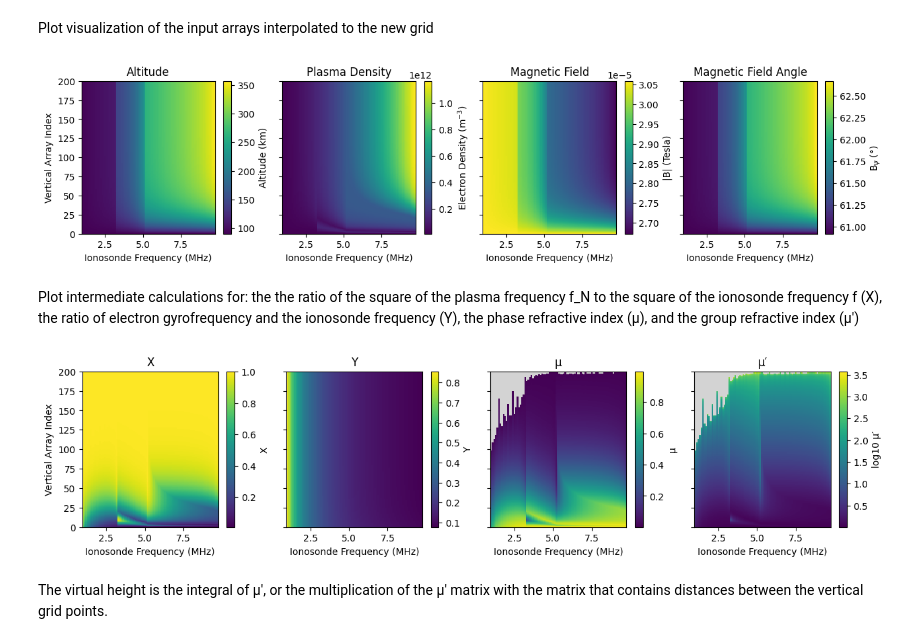
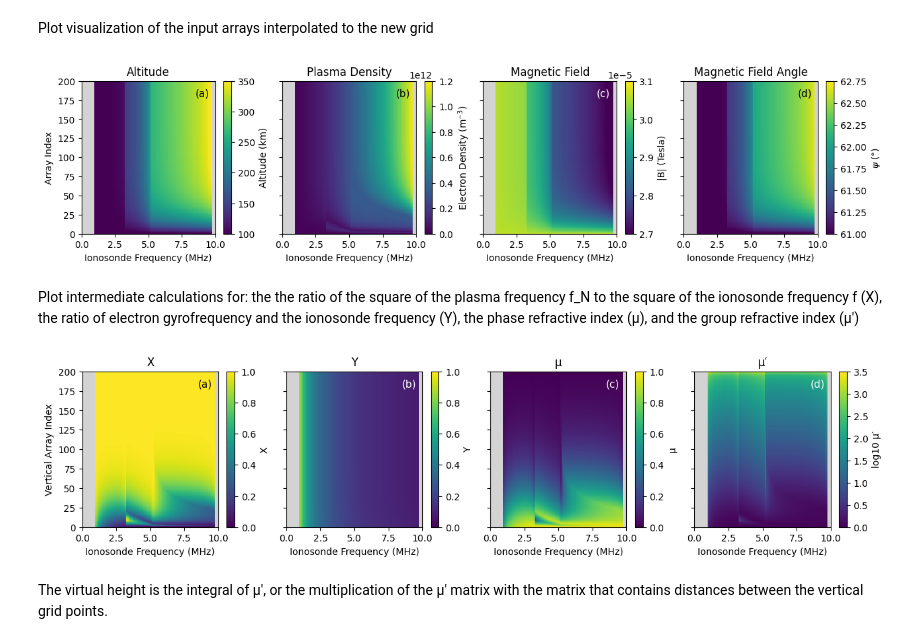
Before and after one commit to victoriyaforsythe/PyRayHF, a Jupyter notebook: docs/tutorials/Example_Vertical_Forward_Operator.ipynb, the cells around one changed output. Drawn from its saved outputs; the diff is of its cells as text; code cells hidden in the pictures.

```diff
--- a/docs/tutorials/Example_Vertical_Forward_Operator.ipynb
+++ b/docs/tutorials/Example_Vertical_Forward_Operator.ipynb
@@ -107,7 +111,8 @@ regridded = PyRayHF.library.regrid_to_nonuniform_grid(freq_lim,
                                                       input_arrays['bmag'],
                                                       input_arrays['bpsi'],
                                                       input_arrays['alt'],
-                                                      n_points)
+                                                      mode=mode,
+                                                      n_points=n_points)
 
 # Plot visualization of the new stretched grid
 # The electron density profile (EDP) is converted from plasma density to plasma
@@ -115,20 +120,26 @@ regridded = PyRayHF.library.regrid_to_nonuniform_grid(freq_lim,
 fig, ax = plt.subplots(1, 2)
 fig.set_size_inches(9, 3)
 ax_plot = ax[0]
+ax_plot.axhline(y=1, linestyle='--', color='white', linewidth=0.7)
+ax_plot.set_xlim([0, 200])
+ax_plot.set_ylim([0, 1.05])
+ax_plot.text(0.03, 0.95, '(a)', transform=ax_plot.transAxes, fontsize=11, ha='left', va='top', c='black')
 ax_plot.set_facecolor("lightgray")
 ax_plot.set_ylabel('Multiplier')
 ax_plot.set_xlabel('Grid Index')
-ax_plot.scatter(np.arange(0, n_points), PyRayHF.library.smooth_nonuniform_grid(0, 1, n_points, 10), c='black', linewidth=0, s=3)
+ax_plot.scatter(np.arange(0, n_points), PyRayHF.library.smooth_nonuniform_grid(0, 1, n_points, 10), c='black', linewidth=0, s=3, zorder=2)
 
 ax_plot = ax[1]
+ax_plot.text(0.03, 0.95, '(b)', transform=ax_plot.transAxes, fontsize=11, ha='left', va='top', c='black')
 ax_plot.set_ylim([0, 600])
+ax_plot.set_xlim([0, 10])
 ax_plot.set_facecolor("lightgray")
-ax_plot.set_ylabel('Height (km)')
+ax_plot.set_ylabel('Altitude (km)')
 ax_plot.set_xlabel('Plasma / Ionosonde Frequency (MHz)')
 ax_plot.plot(PyRayHF.library.den2freq(input_arrays['den']) / 1e6, input_arrays['alt'],
         c='yellow', label='EDP', zorder=1)
-ax_plot.scatter(regridded['freq'] / 1e6, regridded['alt'], c='black', linewidth=0, s=0.5, label='Stretched grid')
+ax_plot.scatter(regridded['freq'] / 1e6, regridded['alt'], c='black', linewidth=0, s=0.5, label='Grid')
 plt.legend()
-plt.savefig('/Users/victoriyamakarevich/Documents/GitHub/PyRayHF/docs/figures/Stretched_Grid.png', dpi=300, bbox_inches='tight', facecolor='white')
+plt.savefig(local_dir + 'Stretched_Grid.png', dpi=300, bbox_inches='tight', facecolor='white')
 plt.show()
 # %% [output]
@@ -143,42 +154,52 @@ ax_plot = ax[0]
 ax_plot.set_ylim([0, 200])
 ax_plot.set_title('Altitude')
 ax_plot.set_facecolor("lightgray")
-ax_plot.set_ylabel('Vertical Array Index')
+ax_plot.set_ylabel('Array Index')
 ax_plot.set_xlabel('Ionosonde Frequency (MHz)')
 mesh = ax_plot.pcolormesh(regridded['freq'] / 1e6, regridded['ind'], regridded['alt'])
 cbar = fig.colorbar(mesh, ax=ax_plot)
+ax_plot.text(0.853, 0.95, '(a)', transform=ax_plot.transAxes, fontsize=11, ha='left', va='top', c='black')
+mesh.set_clim(100, 350)
 cbar.set_label('Altitude (km)')
 
 ax_plot = ax[1]
 ax_plot.set_ylim([0, 200])
 ax_plot.set_title('Plasma Density')
 ax_plot.set_facecolor("lightgray")
 ax_plot.set_xlabel('Ionosonde Frequency (MHz)')
 mesh = ax_plot.pcolormesh(regridded['freq'] / 1e6, regridded['ind'], regridded['den'])
 cbar = fig.colorbar(mesh, ax=ax_plot)
+mesh.set_clim(0, 1.2e12)
+ax_plot.text(0.85, 0.95, '(b)', transform=ax_plot.transAxes, fontsize=11, ha='left', va='top', c='black')
 cbar.set_label('Electron Density (m$^{-3}$)')
 
 ax_plot = ax[2]
 ax_plot.set_ylim([0, 200])
 ax_plot.set_title('Magnetic Field')
 ax_plot.set_facecolor("lightgray")
 ax_plot.set_xlabel('Ionosonde Frequency (MHz)')
 mesh = ax_plot.pcolormesh(regridded['freq'] / 1e6, regridded['ind'], regridded['bmag'])
 cbar = fig.colorbar(mesh, ax=ax_plot)
+mesh.set_clim(2.7e-5, 3.1e-5)
+ax_plot.text(0.85, 0.95, '(c)', transform=ax_plot.transAxes, fontsize=11, ha='left', va='top', c='white')
 cbar.set_label('|B| (Tesla)')
 
 ax_plot = ax[3]
 ax_plot.set_ylim([0, 200])
+ax_plot.set_xlim([0., 10])
 ax_plot.set_title('Magnetic Field Angle')
 ax_plot.set_facecolor("lightgray")
 ax_plot.set_xlabel('Ionosonde Frequency (MHz)')
 mesh = ax_plot.pcolormesh(regridded['freq'] / 1e6, regridded['ind'], regridded['bpsi'])
+mesh.set_clim(61, 62.75)
 cbar = fig.colorbar(mesh, ax=ax_plot)
-cbar.set_label('B$_ψ$ (°)')
-plt.savefig('/Users/victoriyamakarevich/Documents/GitHub/PyRayHF/docs/figures/Regridded_Input_Matrix.png', dpi=300, bbox_inches='tight', facecolor='white')
+ax_plot.text(0.85, 0.95, '(d)', transform=ax_plot.transAxes, fontsize=11, ha='left', va='top', c='black')
+cbar.set_label('$ψ$ (°)')
+
+plt.savefig(local_dir + 'Regridded_Input_Matrix.png', dpi=300, bbox_inches='tight', facecolor='white')
 plt.show()
 # %% [output]
-[figure, old version]
+[figure, new version]
 # %% [markdown]
 Plot intermediate calculations for: the the ratio of the square of the plasma frequency f_N to the square of the ionosonde frequency f (X), the ratio of electron gyrofrequency and the ionosonde frequency (Y), the phase refractive index (μ), and the group refractive index (μ′)
 # %%
@@ -197,45 +218,60 @@ fig, ax = plt.subplots(1, 4, sharey=True, sharex=True)
 fig.set_size_inches(15, 3)
 ax_plot = ax[0]
 ax_plot.set_ylim([0, 200])
+ax_plot.set_xlim([0., 10])
 ax_plot.set_title('X')
 ax_plot.set_facecolor("lightgray")
 ax_plot.set_ylabel('Vertical Array Index')
 ax_plot.set_xlabel('Ionosonde Frequency (MHz)')
 mesh = ax_plot.pcolormesh(regridded['freq'] / 1e6, regridded['ind'], aX)
+mesh.set_clim(0, 1.)
 cbar = fig.colorbar(mesh, ax=ax_plot)
 cbar.set_label('X')
+ax_plot.text(0.85, 0.95, '(a)', transform=ax_plot.transAxes, fontsize=11, ha='left', va='top', c='black')
+
 
 ax_plot = ax[1]
 ax_plot.set_ylim([0, 200])
+ax_plot.set_xlim([0., 10])
 ax_plot.set_title('Y')
 ax_plot.set_facecolor("lightgray")
 ax_plot.set_xlabel('Ionosonde Frequency (MHz)')
 mesh = ax_plot.pcolormesh(regridded['freq'] / 1e6, regridded['ind'], aY)
+mesh.set_clim(0, 1.)
 cbar = fig.colorbar(mesh, ax=ax_plot)
 cbar.set_label('Y')
+ax_plot.text(0.85, 0.95, '(b)', transform=ax_plot.transAxes, fontsize=11, ha='left', va='top', c='white')
+
 
 ax_plot = ax[2]
 ax_plot.set_ylim([0, 200])
+ax_plot.set_xlim([0., 10])
 ax_plot.set_title('μ')
 ax_plot.set_facecolor("lightgray")
 ax_plot.set_xlabel('Ionosonde Frequency (MHz)')
 mesh = ax_plot.pcolormesh(regridded['freq'] / 1e6, regridded['ind'], mu)
+mesh.set_clim(0, 1.)
 cbar = fig.colorbar(mesh, ax=ax_plot)
 cbar.set_label('μ')
+ax_plot.text(0.85, 0.95, '(c)', transform=ax_plot.transAxes, fontsize=11, ha='left', va='top', c='white')
+
 
 ax_plot = ax[3]
 ax_plot.set_ylim([0, 200])
+ax_plot.set_xlim([0., 10])
 ax_plot.set_title('μ′')
 ax_plot.set_facecolor("lightgray")
 ax_plot.set_xlabel('Ionosonde Frequency (MHz)')
 mesh = ax_plot.pcolormesh(regridded['freq'] / 1e6, regridded['ind'], np.log10(mup))
+mesh.set_clim(0, 3.5)
 cbar = fig.colorbar(mesh, ax=ax_plot)
 cbar.set_label('log10 μ′')
+plt.savefig(local_dir + 'Intermediate_Calculations.png', dpi=300, bbox_inches='tight', facecolor='white')
+ax_plot.text(0.85, 0.95, '(d)', transform=ax_plot.transAxes, fontsize=11, ha='left', va='top', c='white')
 
-plt.savefig('/Users/victoriyamakarevich/Documents/GitHub/PyRayHF/docs/figures/Intermediate_Calculations.png', dpi=300, bbox_inches='tight', facecolor='white')
 plt.show()
 # %% [output]
-[figure, old version]
+[figure, new version]
 # %% [markdown]
 The virtual height is the integral of μ′, or the multiplication of the μ′ matrix with the matrix that contains distances between the vertical grid points.
 # %%
```
Also changed, not shown: parts of 3 cells of this notebook, 15 other files.
